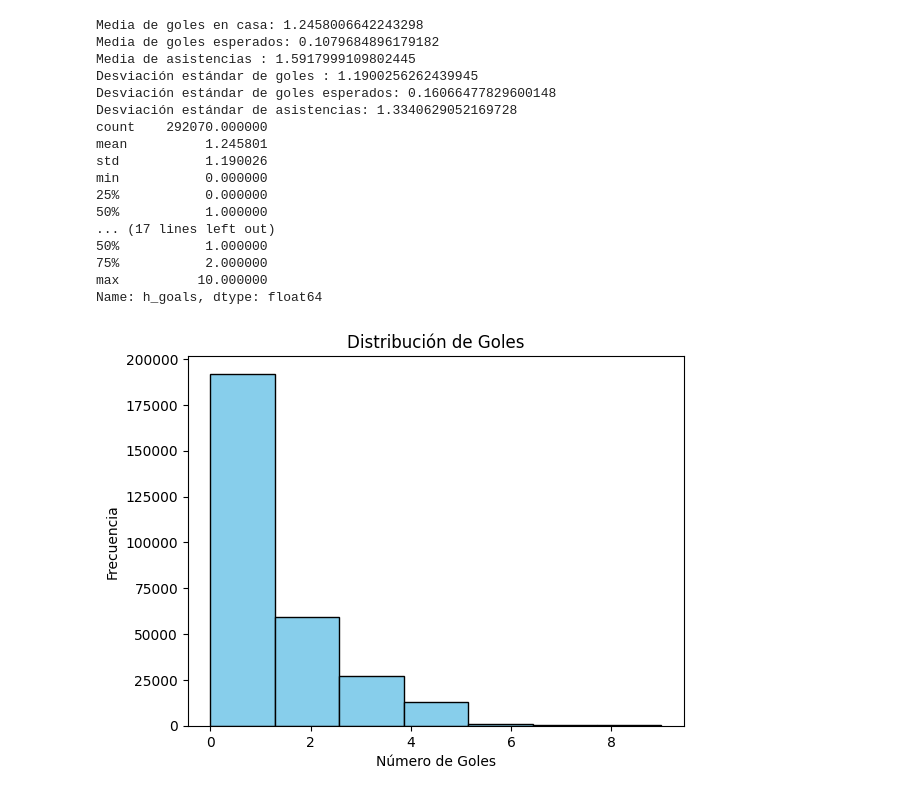
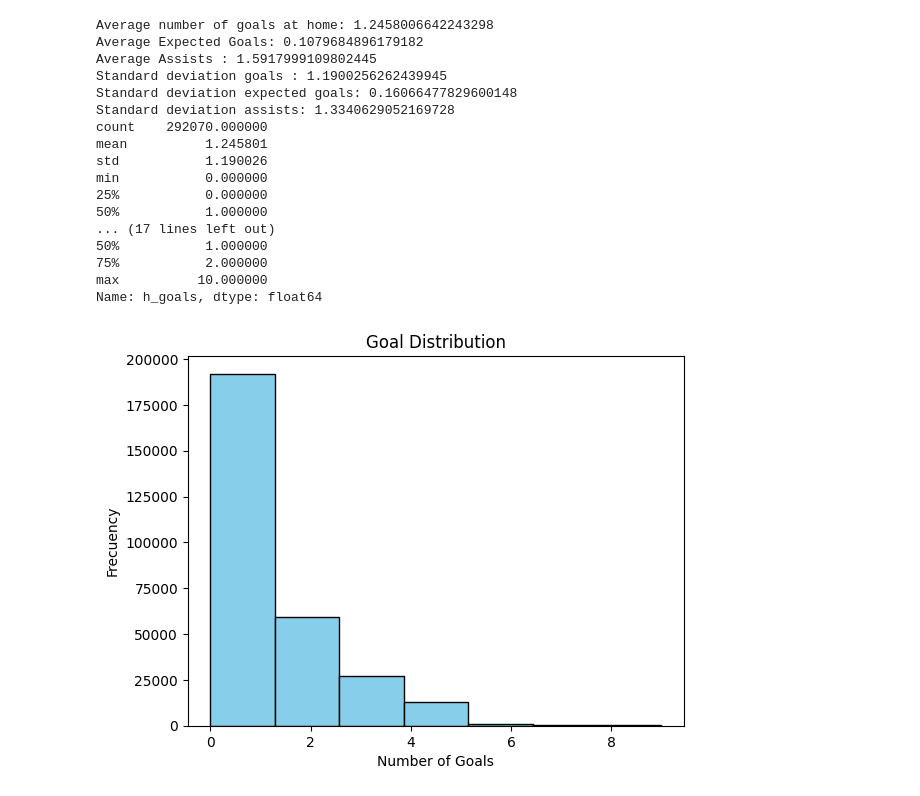
Before and after one commit to m-romay/Football-EDA, a Jupyter notebook: src/Football-EDA.ipynb, the cells around one changed output. Cells and saved outputs as stored; diff of their text form; code cells hidden in the pictures.

```diff
--- a/src/Football-EDA.ipynb
+++ b/src/Football-EDA.ipynb
@@ -7,5 +11,15 @@ import matplotlib.pyplot as plt
 # %%
 #make and save df
-df = pd.read_csv(r'E:\\Data engineering\python\pandas\proyecto piloto\FullShotsData.csv', index_col='player_id')
-print(df)
+# Get the current working directory
+current_path = os.getcwd()
+
+# Navigate one level up to get the repo path (before 'src')
+repo_path = os.path.dirname(current_path)
+
+print("Current Path:", current_path)
+print("Repo Path (before 'src'):", repo_path)
+data_folder_path = os.path.join(repo_path, "data")
+data_path = os.path.join(data_folder_path, "FullShotsData.csv")
+df = pd.read_csv(data_path, index_col='player_id')
+df
 # %% [output]
@@ -60,40 +89,40 @@ None
 # %%
 #Descriptive analysis
-# Media de Goles
-print("Media de goles en casa:", df['a_goals'].mean())
+# Average Goals
+print("Average number of goals at home:", df['a_goals'].mean())
 
-# Media de Goles esperados xG
-print("Media de goles esperados:", df['xG'].mean())
+# Average Expected Goals xG
+print("Average Expected Goals:", df['xG'].mean())
 
-# Media de Asistencias xA
-print("Media de asistencias :", df['h_goals'].mean())
+# Average Assists xA
+print("Average Assists :", df['h_goals'].mean())
 
 
 
-# Desviación estándar goles
-print("Desviación estándar de goles :", df['a_goals'].std())
+# Standard deviation goals
+print("Standard deviation goals :", df['a_goals'].std())
 
-# Desviación estándar goles esperados
-print("Desviación estándar de goles esperados:", df['xG'].std())
+# Standard deviation expected goals
+print("Standard deviation expected goals:", df['xG'].std())
 
-# Desviación estándar asistencias
-print("Desviación estándar de asistencias:", df['h_goals'].std())
+# Standard deviation assists
+print("Standard deviation assists:", df['h_goals'].std())
 
-# Descripción de la columna 'a_goals'
+# Standard deviation assists 'a_goals'
 print(df['a_goals'].describe())
 
-# Descripción de la columna goles esperados
+# Description of the expected goals column
 print(df['xG'].describe())
 
-# Descripción de la columna Asistencias
+# Description of the Assists column
 print(df['h_goals'].describe())
 # %% [output]
-Media de goles en casa: 1.2458006642243298
-Media de goles esperados: 0.1079684896179182
-Media de asistencias : 1.5917999109802445
-Desviación estándar de goles : 1.1900256262439945
-Desviación estándar de goles esperados: 0.16066477829600148
-Desviación estándar de asistencias: 1.3340629052169728
+Average number of goals at home: 1.2458006642243298
+Average Expected Goals: 0.1079684896179182
+Average Assists : 1.5917999109802445
+Standard deviation goals : 1.1900256262439945
+Standard deviation expected goals: 0.16066477829600148
+Standard deviation assists: 1.3340629052169728
 count    292070.000000
 mean          1.245801
 std           1.190026
@@ -107,18 +136,18 @@ max          10.000000
 Name: h_goals, dtype: float64
 # %%
 #Univariate Visualization
-# Crear histograma
+# make histograam
 plt.hist(df['a_goals'], bins=7, color='skyblue', edgecolor='black')
 
-# Añadir títulos y etiquetas
-plt.title("Distribución de Goles")
-plt.xlabel("Número de Goles")
-plt.ylabel("Frecuencia")
+# Add titles and tags
+plt.title("Goal Distribution")
+plt.xlabel("Number of Goals")
+plt.ylabel("Frecuency")
 
-# Mostrar el gráfico
+# show the graphic
 plt.show()
 # %% [output]
-[figure, old version]
+[figure, new version]
 # %%
 # Univariate Visualization, minutes
 plt.hist(df['minute'], bins=10, color='skyblue', edgecolor='black')
```
Also changed, not shown: parts of 10 cells of this notebook.
